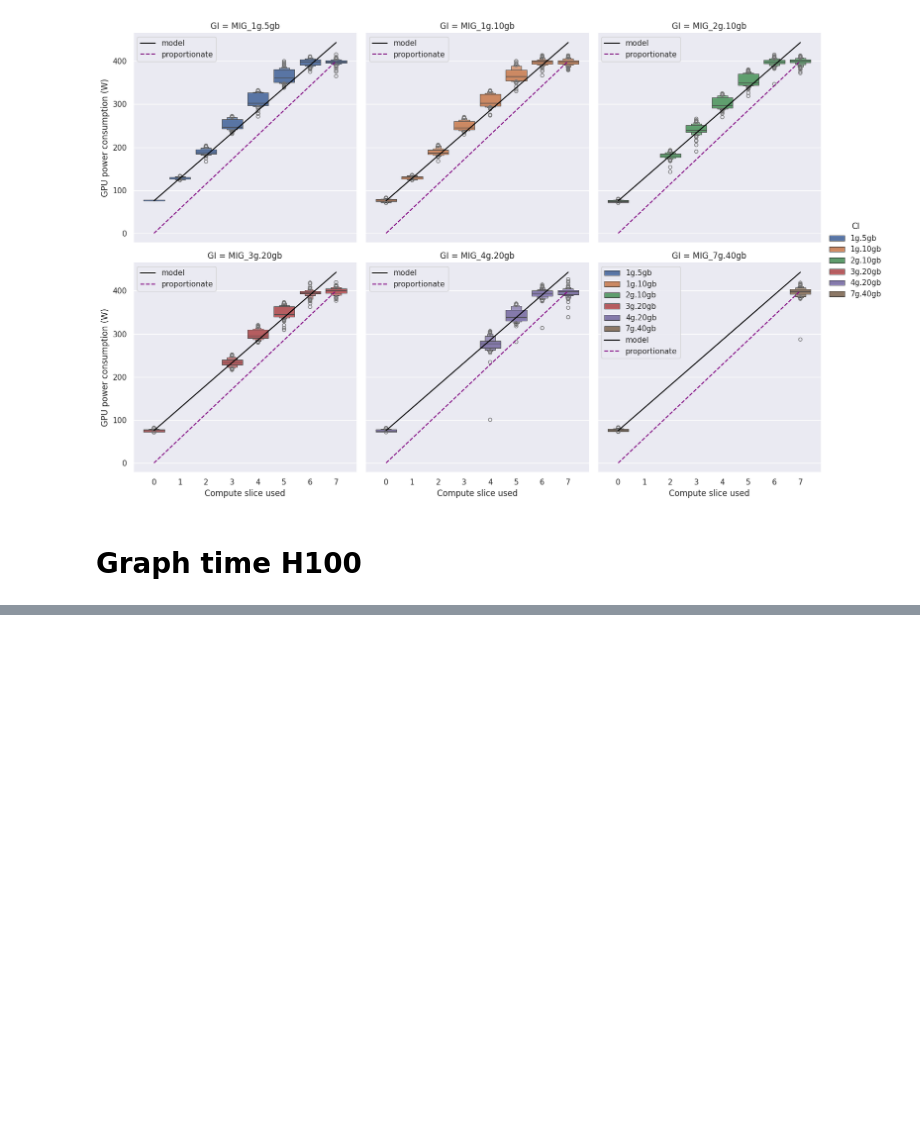
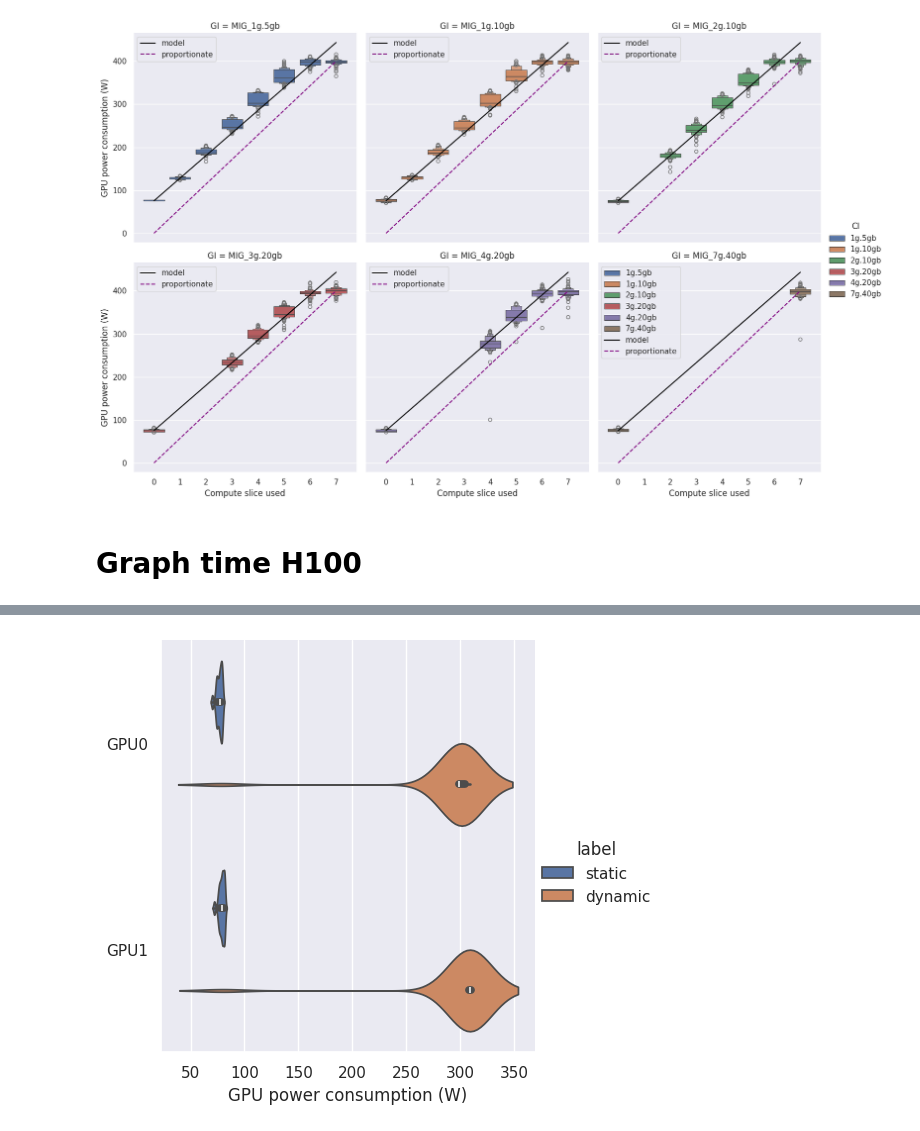
Before and after one commit to jacquetpi/cloud-gpu-manager, a Jupyter notebook: notebooks/mig-investig.ipynb, the cells around one changed output, grey strips where cells are left out. Cells and saved outputs as stored; diff of their text form; code cells hidden in the pictures; blank space fills up the shorter version.

```diff
--- a/notebooks/mig-investig.ipynb
+++ b/notebooks/mig-investig.ipynb
@@ -201,5 +231,5 @@ idle_value = np.median(idle["SMI_power.draw"])
 # %%
-load = dataset_domain.loc[(dataset_domain['noise'] == '0') & (dataset_domain['GI'] == 'MIG_1g.5gb')]
+load = dataset_domain.loc[(dataset_domain['noise'] == '0') & (dataset_domain['GI'] == 'MIG_1g.12gb')]
 load["SMI_power.draw-norm"] = load["SMI_power.draw"] - idle_value
 load['label'] = 'dynamic'
 # g = sns.catplot(data=load, y='domain', x="SMI_power.draw", kind="violin")
@@ -208,10 +250,12 @@ load_value = np.median(load["SMI_power.draw"])
 # %%
 idle_and_load =  pd.concat([idle,load])
 g = sns.catplot(data=idle_and_load, y='domain', x="SMI_power.draw", kind="violin", hue='label')
 #g = sns.catplot(data=idle_and_load, y='domain', x="SMI_power.draw-norm", kind="violin", hue='label')
 t = g.set_axis_labels("GPU power consumption (W)", "")
 
-plt.gcf().savefig('figures/static-dyn-comparison.pdf', bbox_inches='tight')
+plt.gcf().savefig('figures/static-dyn-comparison-H100.pdf', bbox_inches='tight')
+# %% [output]
+[figure, added]
 # %%
 static = idle_value / compute_total
 dynamic = (load_value - idle_value)
```
Also changed, not shown: parts of 9 cells of this notebook, 1 other file.
